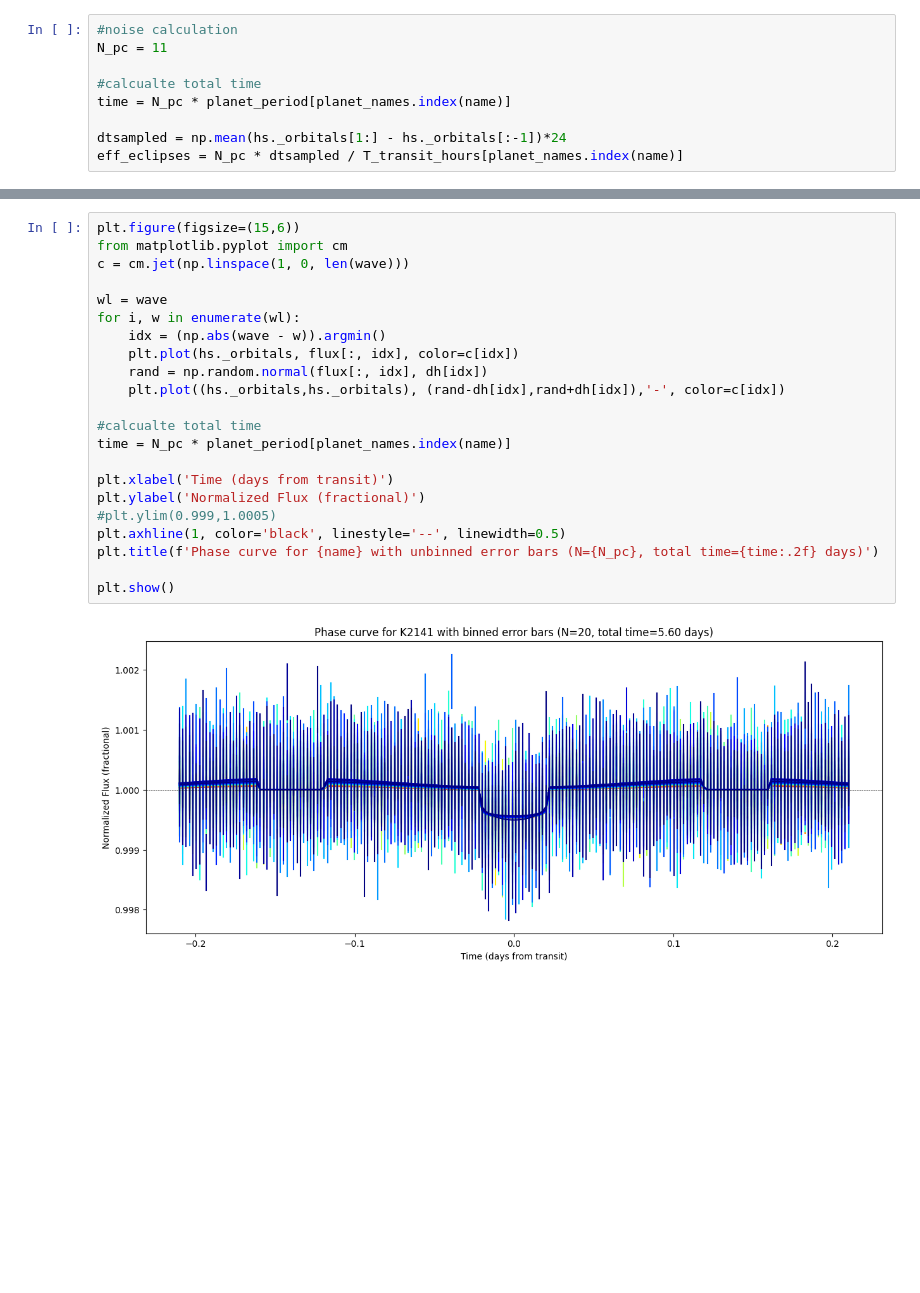
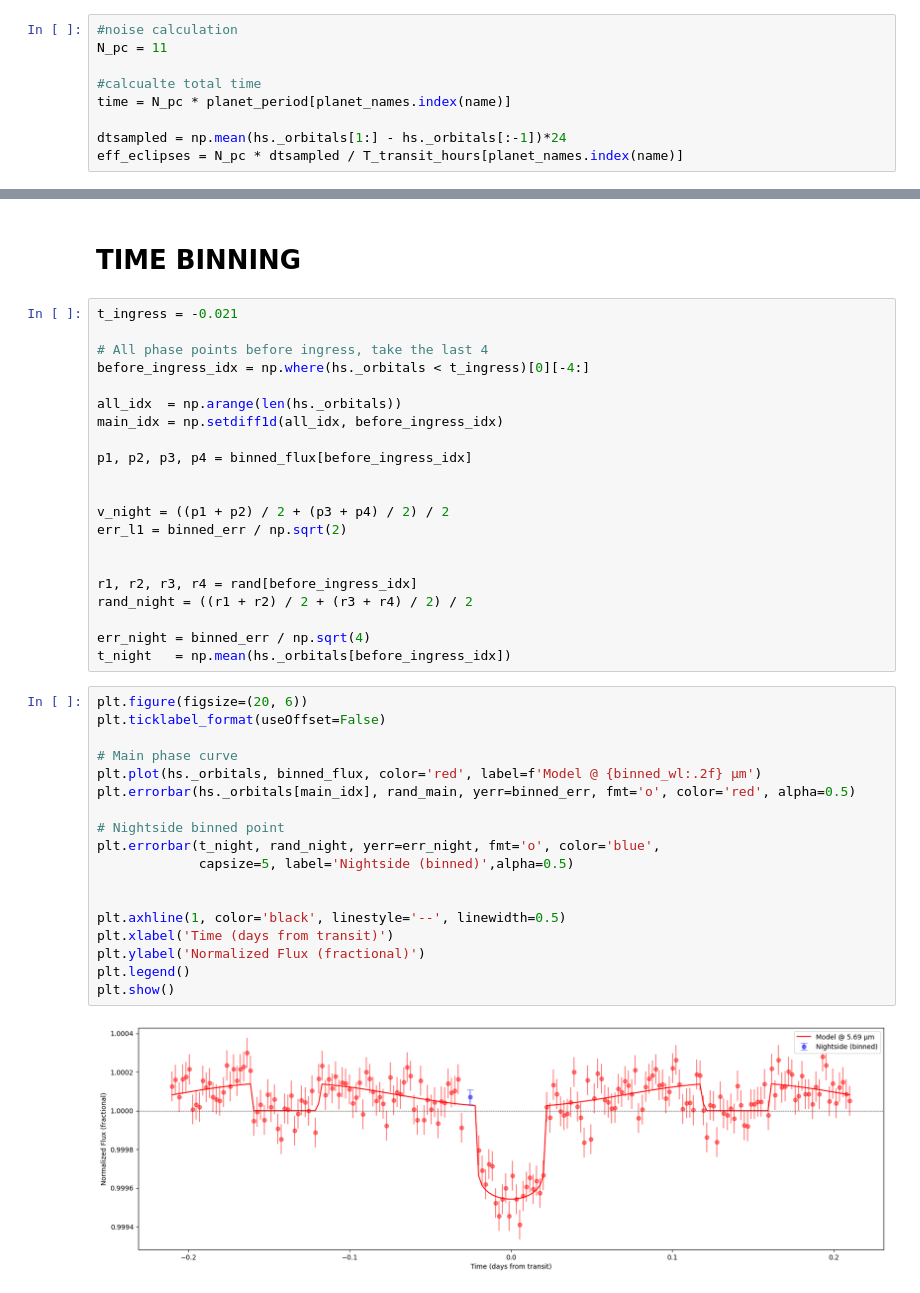
Before and after one commit to lorlo9999/MasterThesis, a Jupyter notebook: phase_curve.ipynb, the cells around one changed output, grey strips where cells are left out. Saved outputs shown, nothing was run; the diff lists cells and outputs as text; blank space fills up the shorter version.

```diff
--- a/phase_curve.ipynb
+++ b/phase_curve.ipynb
@@ -382,24 +386,43 @@ plt.show()
-# %%
-plt.figure(figsize=(15,6))
-from matplotlib.pyplot import cm
-c = cm.jet(np.linspace(1, 0, len(wave)))
-
-wl = wave
-for i, w in enumerate(wl):
-    idx = (np.abs(wave - w)).argmin()
-    plt.plot(hs._orbitals, flux[:, idx], color=c[idx])
-    rand = np.random.normal(flux[:, idx], dh[idx])
-    plt.plot((hs._orbitals,hs._orbitals), (rand-dh[idx],rand+dh[idx]),'-', color=c[idx])
-
-#calcualte total time
-time = N_pc * planet_period[planet_names.index(name)]
-
-plt.xlabel('Time (days from transit)')
-plt.ylabel('Normalized Flux (fractional)')
-#plt.ylim(0.999,1.0005)
-plt.axhline(1, color='black', linestyle='--', linewidth=0.5)
-plt.title(f'Phase curve for {name} with unbinned error bars (N={N_pc}, total time={time:.2f} days)')
-
-plt.show()
-# %% [output]
-[figure, removed]
+# %% [markdown]
+# TIME BINNING
+# %%
+t_ingress = -0.021
+
+# All phase points before ingress, take the last 4
+before_ingress_idx = np.where(hs._orbitals < t_ingress)[0][-4:]
+
+all_idx  = np.arange(len(hs._orbitals))
+main_idx = np.setdiff1d(all_idx, before_ingress_idx)
+
+p1, p2, p3, p4 = binned_flux[before_ingress_idx]
+
+
+v_night = ((p1 + p2) / 2 + (p3 + p4) / 2) / 2
+err_l1 = binned_err / np.sqrt(2)
+
+
+r1, r2, r3, r4 = rand[before_ingress_idx]
+rand_night = ((r1 + r2) / 2 + (r3 + r4) / 2) / 2
+
+err_night = binned_err / np.sqrt(4)
+t_night   = np.mean(hs._orbitals[before_ingress_idx])
+# %%
+plt.figure(figsize=(20, 6))
+plt.ticklabel_format(useOffset=False)
+
+# Main phase curve
+plt.plot(hs._orbitals, binned_flux, color='red', label=f'Model @ {binned_wl:.2f} µm')
+plt.errorbar(hs._orbitals[main_idx], rand_main, yerr=binned_err, fmt='o', color='red', alpha=0.5)
+
+# Nightside binned point
+plt.errorbar(t_night, rand_night, yerr=err_night, fmt='o', color='blue',
+             capsize=5, label='Nightside (binned)',alpha=0.5)
+
+
+plt.axhline(1, color='black', linestyle='--', linewidth=0.5)
+plt.xlabel('Time (days from transit)')
+plt.ylabel('Normalized Flux (fractional)')
+plt.legend()
+plt.show()
+# %% [output]
+[figure, added]
```
Also changed, not shown: parts of 3 cells of this notebook.
